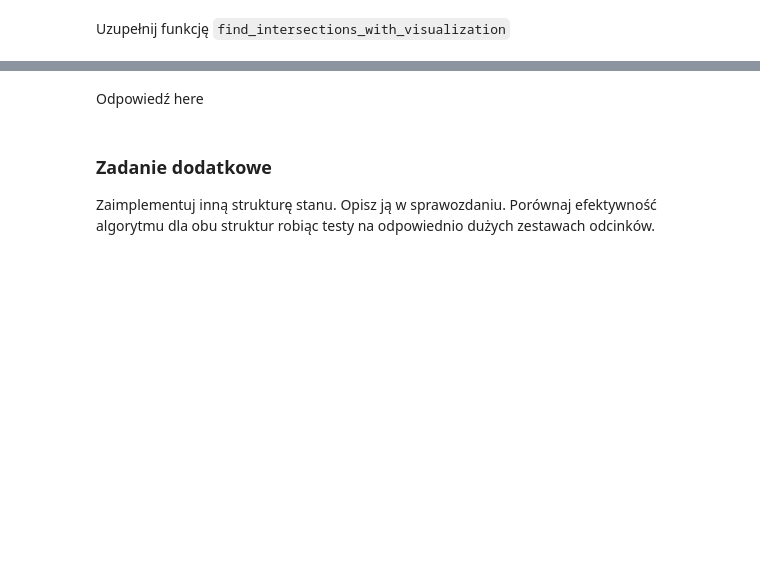
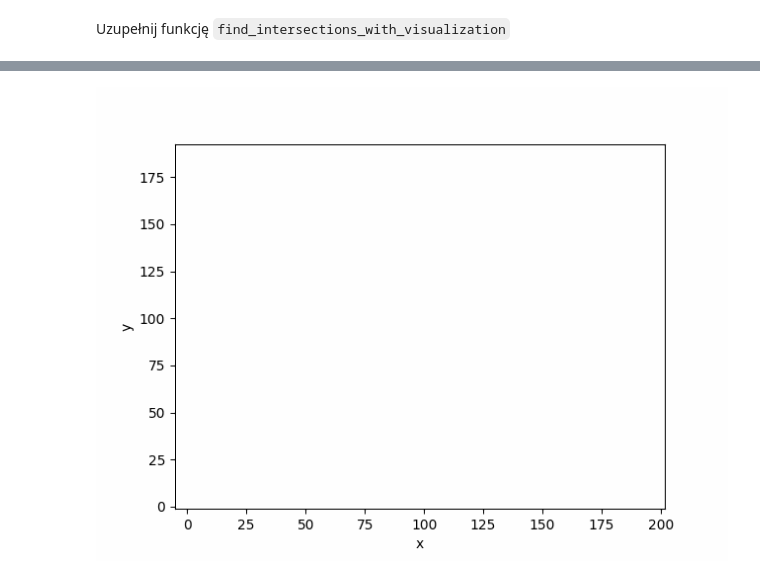
Before and after one commit to Ktwsz/geometryki, a Jupyter notebook: bitalg/lab4/main.ipynb, the cells around one changed output, grey strips where cells are left out. Drawn from its saved outputs; the diff is of its cells as text; code cells hidden in the pictures; blank space fills up the shorter version.

````diff
--- a/bitalg/lab4/main.ipynb
+++ b/bitalg/lab4/main.ipynb
@@ -35,6 +33,28 @@ def draw_example_2():
     vis.add_line_segment(line_segments)
     vis.add_point(points, color='red')
     vis.show()
+# %%
+example_line_segments_1 = [((-0.04271371103102162, 0.007908498446146661), (0.004302418001236444, -0.03691380547542198)),
+((-0.03384274328908614, 0.02509599844614667), (0.017165321227042896, -0.02848856037738276)),
+((-0.011000001353602261, -0.017367236847970993), (0.030915321227042908, -0.015345178024441575)),
+((0.002528224452849351, -0.03185865841659845), (0.02670161154962354, 0.0031903611912447033))]
+
+example_line_segments_2 = [((-0.034729840063279685, 0.019299425704806472), (0.030693547033494514, -0.03327410370695825)),
+((-0.02962903361166678, -0.03563317233440923), (0.03379838574317193, 0.028735700214610402)),
+((0.01117741800123645, 0.031431778645982955), (0.012064514775429996, -0.032937093903036674)),
+((0.02226612767865581, 0.028061680606767267), (0.022709676065752582, -0.03394812331480138)),
+((-0.024306452966505486, -0.015412584099115098), (-0.017431452966505487, -0.007661358608919019))]
+
+example_line_segments_3 = [((0.017165321227042896, 0.04471558346467863), (0.03468548251736549, -0.0014547596725763001)),
+((-0.0019072594181183955, 0.030224161896051163), (0.02781048251736548, -0.0065099067313998255)),
+((-0.0065645174826345215, 0.002589357974482537), (0.027588708323817088, -0.011228043986301783)),
+((-0.003903227160053882, -0.0294265733980665), (0.028697579291559028, -0.020664318496105713)),
+((-0.024306452966505486, -0.0122390733980665), (0.002971772839946124, -0.017631230260811592)),
+((-0.020536291676182906, 0.0234839658176198), (0.002528224452849351, 0.010340583464678615)),
+((-0.0327338723213442, -0.02875255379022336), (0.0009758050980106375, -0.03818882830002729)),
+((-0.04271371103102162, -0.003813828300027272), (-0.018096775547150654, -0.00010672045689001652)),
+((-0.04559677554715065, 0.036290338366639405), (-0.024306452966505486, 0.011688622680364885)),
+((0.02226612767865581, -0.03919985771179199), (0.044665321227042906, -0.01965328908434101))]
 # %% [markdown]
 ### Wprowadzenie
 Celem ćwiczenia jest implementacja i zapoznanie się z algorytmem wyznaczającym wszystkie przecięcia się odcinków na płaszczyźnie
@@ -98,10 +425,2 @@ Odpowiedź here
 # %% [markdown]
 Uzupełnij funkcję ```is_intersection_with_visualization```
-# %%
-def is_intersection_with_visualization(sections): # TODO wizualizacja (jak?)
-    """
-    Funkcja sprawdza czy jakakolwiek para podanych odcinków się przecina i dodatkowo zwraca kolejne kroki w wizualizacji
-    :param sections: tablica odcinków w postaci krotek ktorek współrzędnych punktów końcowych odcinków
-    :return: True / False
-    """
-    raise Exception("Unimplemented")
@@ -108,2 +504,5 @@ def is_intersection_with_visualization(sections): # TODO wizualizacja (jak?)
+# %%
+_, vis = is_intersection_with_visualization(example_line_segments_1)
+vis.save_gif("is_int_4", interval=500)
 # %% [markdown]
 Uzupełnij funkcję ```find_intersections```
@@ -150,5 +592,0 @@ Odpowiedź here
-# %% [markdown]
-Odpowiedź here
-# %% [markdown]
-### Zadanie dodatkowe
-Zaimplementuj inną strukturę stanu. Opisz ją w sprawozdaniu. Porównaj efektywność algorytmu dla obu struktur robiąc testy na odpowiednio dużych zestawach odcinków.
@@ -154,0 +685,7 @@ Zaimplementuj inną strukturę stanu. Opisz ją w sprawozdaniu. Porównaj efekty
+# %%
+_, vis = find_intersections_with_visualization(section)
+vis.show_gif(interval=500)
+
+#vis.save_gif("find_int_1", interval=500)
+# %% [output]
+[figure, added]
````
Also changed, not shown: parts of 36 cells of this notebook, 35 other files.
